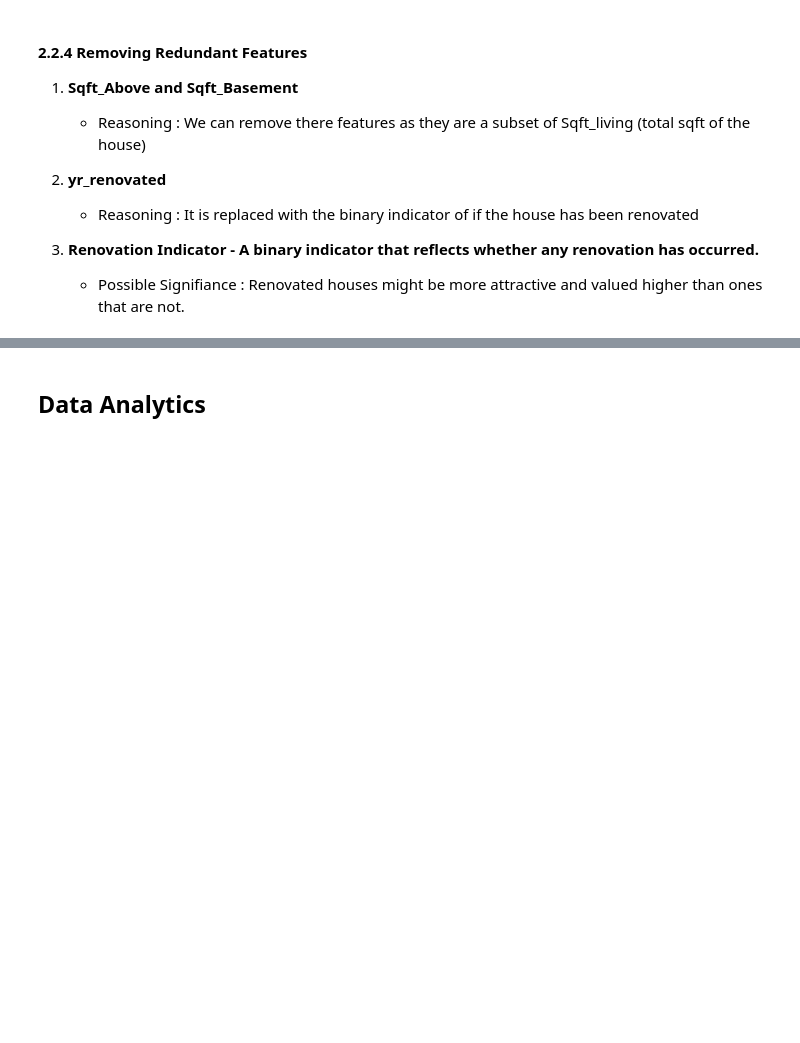
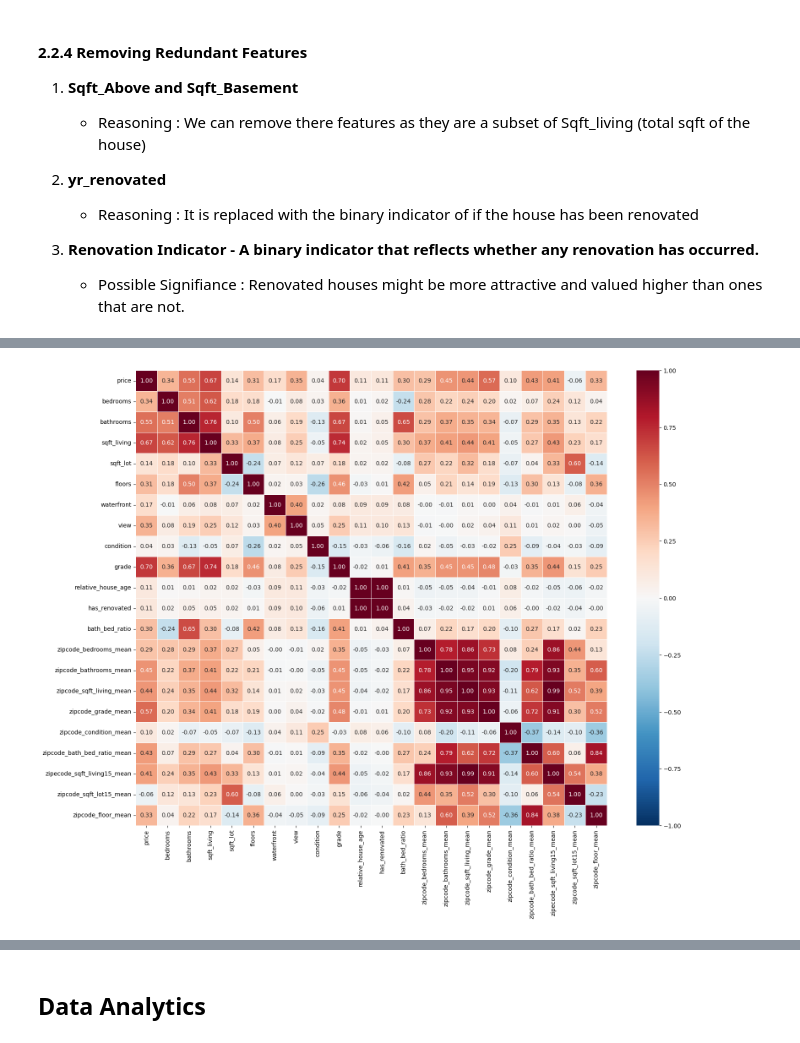
Before and after one commit to alexmakh12/fall23-cs577-project, a Jupyter notebook: src/models/main.ipynb, the cells around one changed output, grey strips where cells are left out. Cells and saved outputs as stored; diff of their text form; code cells hidden in the pictures; blank space fills up the shorter version.

```diff
--- a/src/models/main.ipynb
+++ b/src/models/main.ipynb
@@ -684,0 +710,25 @@ plt.show()
+# %%
+# Create a copy of the dataframe
+df_reduced_2 = df_engineered_2.copy()
+
+# Drop 'zipcode', 'lat' and 'long' since we have zipcode based features
+df_reduced_2 = df_reduced_2.drop(['zipcode','lat', 'long' ], axis=1)
+
+# Drop lat and long since we have zipcode based features
+df_reduced_2 = df_reduced_2.drop([], axis=1)
+
+# Drop 'sqft_living15' and 'sqft_lot15' since we have zipcode based features
+df_reduced_2 = df_reduced_2.drop(['sqft_living15', 'sqft_lot15'], axis=1)
+# %%
+# Initialize the correlation matrix for the dataframe
+corr = df_reduced_2.corr()
+
+# Adjust the figure size
+plt.figure(figsize=(18,14))
+
+# Create a to visualize the correlation matrix
+sns.heatmap(corr, annot=True, cmap="RdBu_r", vmin = -1, vmax= 1, fmt=".2f", linewidth=0.5)
+
+plt.show()
+# %% [output]
+[figure, added]
```
Also changed, not shown: parts of 15 cells of this notebook.
